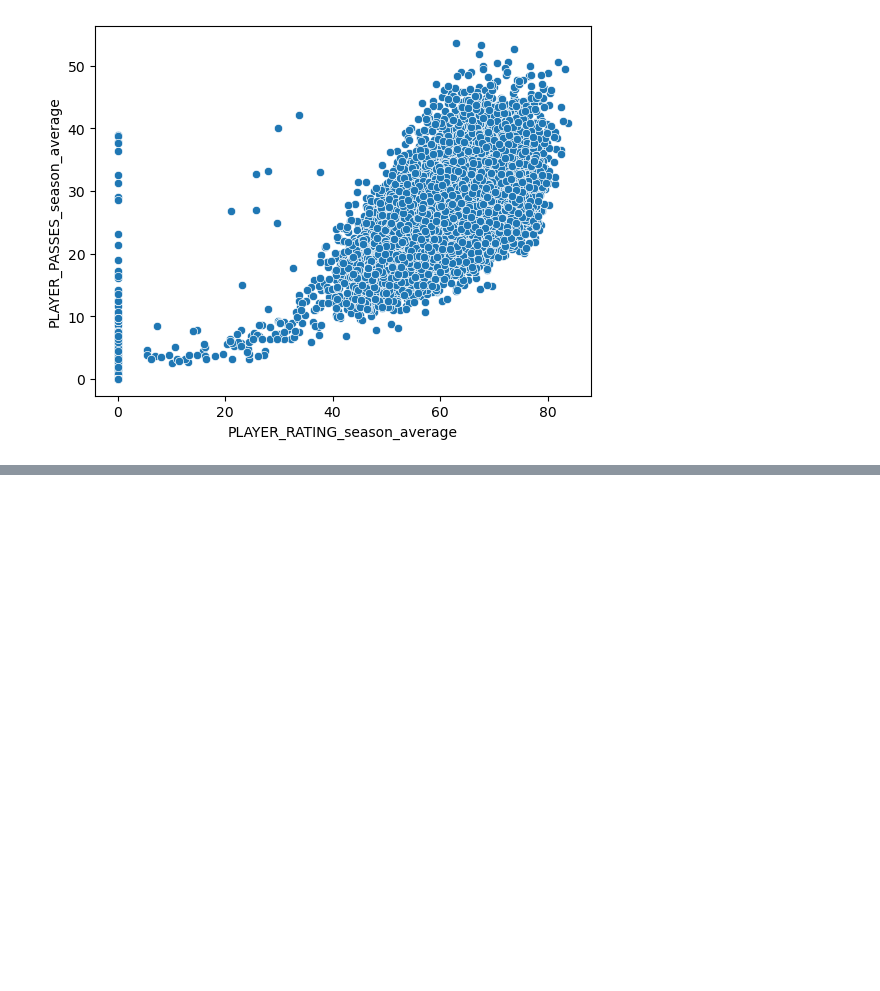
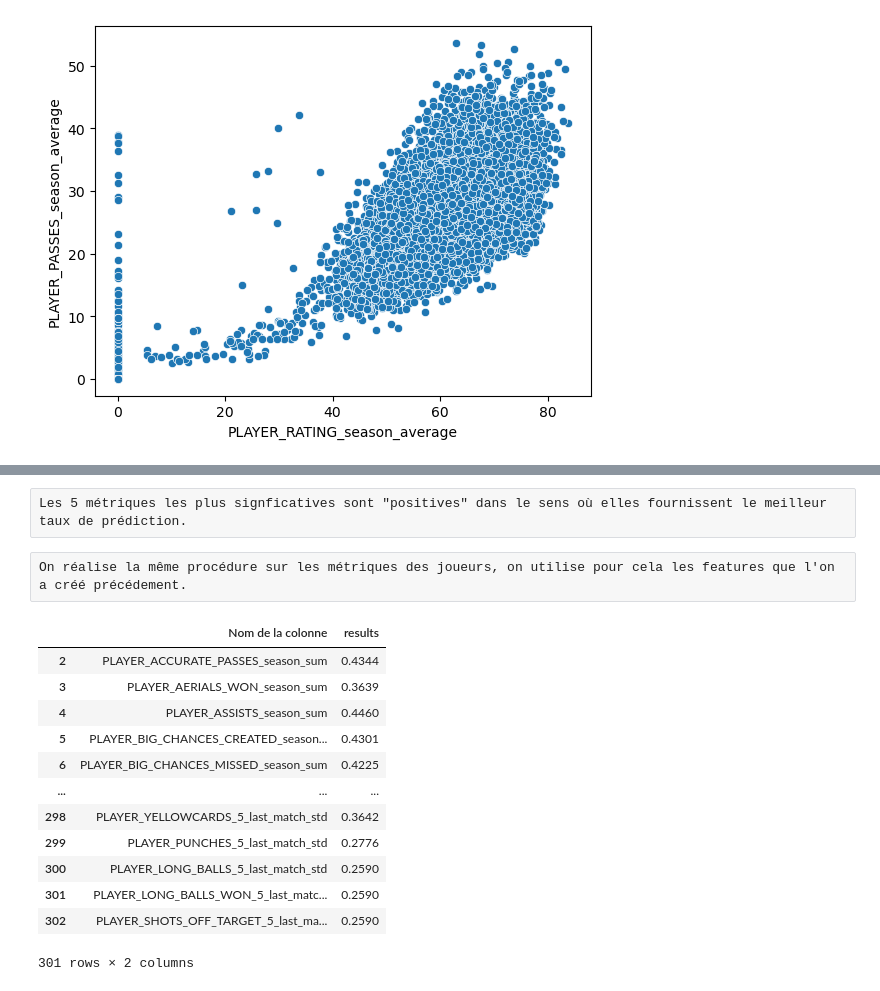
Before and after one commit to FabienCastellini6/ML_project, a Jupyter notebook: notebook.ipynb, the cells around one changed output, grey strips where cells are left out. Drawn from its saved outputs; the diff is of its cells as text; code cells hidden in the pictures; blank space fills up the shorter version.

```diff
--- a/notebook.ipynb
+++ b/notebook.ipynb
@@ -72,0 +191,49 @@ sns.scatterplot(data=stats_home, x='PLAYER_RATING_season_average', y='PLAYER_PAS
+# %% [raw]
+Les 5 métriques les plus signficatives sont "positives" dans le sens où elles fournissent le meilleur taux de prédiction.
+# %% [raw]
+On réalise la même procédure sur les métriques des joueurs, on utilise pour cela les features que l'on a créé précédement.
+# %%
+results2 = []
+#Boucle sur chaque métrique
+for colonne in stats_home.columns[2:]:
+    home_col2 = stats_home[colonne]
+    away_col2 = stats_away[colonne]
+    diff_col2 = home_col2 - away_col2
+
+    # Créer un DataFrame pour stocker les prédictions
+    predictions_df2 = pd.DataFrame({
+        'predic_home': np.where(diff_col2 > 0, 1, 0),
+        'predic_draw': np.where(diff_col2 == 0, 1, 0),
+        'predic_away': np.where(diff_col2 < 0, 1, 0)
+    })
+    #On ajoute chaque taux de prédiction à la liste
+    results2.append(np.round(accuracy_score(predictions_df2, train_scores), 4).tolist())
+# %%
+# Créer un DataFrame à partir des noms de colonnes avec les résultats calculés
+nouveau_df2 = (
+    stats_home.columns.to_frame()
+    .stack()
+    .reset_index(drop=True)
+    .to_frame(name='Nom de la colonne')
+)
+
+# Ignorer les deux premières lignes
+nouveau_df2 = nouveau_df2.iloc[2:]
+
+# Ajouter les résultats calculés
+nouveau_df2['results'] = results2
+nouveau_df2
+# %% [output]
+|  | Nom de la colonne | results |
+| 2 | PLAYER_ACCURATE_PASSES_season_sum | 0.4344 |
+| 3 | PLAYER_AERIALS_WON_season_sum | 0.3639 |
+| 4 | PLAYER_ASSISTS_season_sum | 0.4460 |
+| 5 | PLAYER_BIG_CHANCES_CREATED_season... | 0.4301 |
+| 6 | PLAYER_BIG_CHANCES_MISSED_season_sum | 0.4225 |
+| ... | ... | ... |
+| 298 | PLAYER_YELLOWCARDS_5_last_match_std | 0.3642 |
+| 299 | PLAYER_PUNCHES_5_last_match_std | 0.2776 |
+| 300 | PLAYER_LONG_BALLS_5_last_match_std | 0.2590 |
+| 301 | PLAYER_LONG_BALLS_WON_5_last_matc... | 0.2590 |
+| 302 | PLAYER_SHOTS_OFF_TARGET_5_last_ma... | 0.2590 |
+301 rows × 2 columns
```
Also changed, not shown: parts of 16 cells of this notebook.
